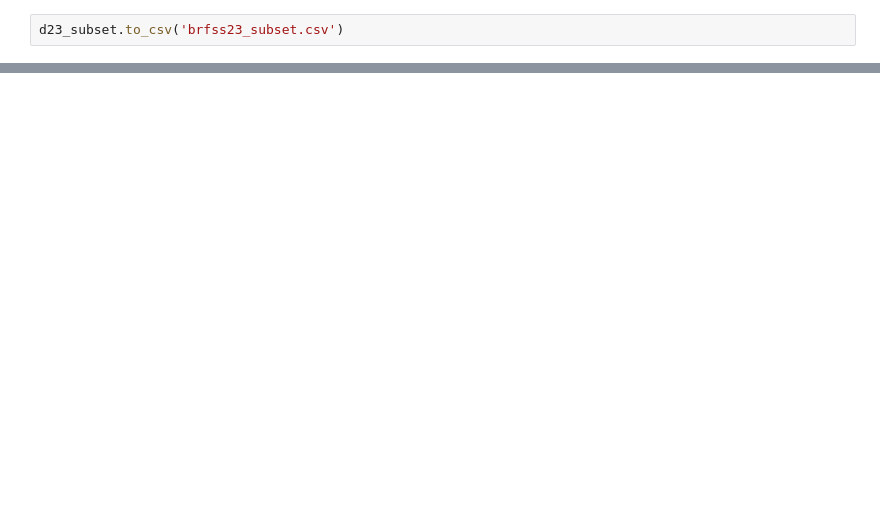
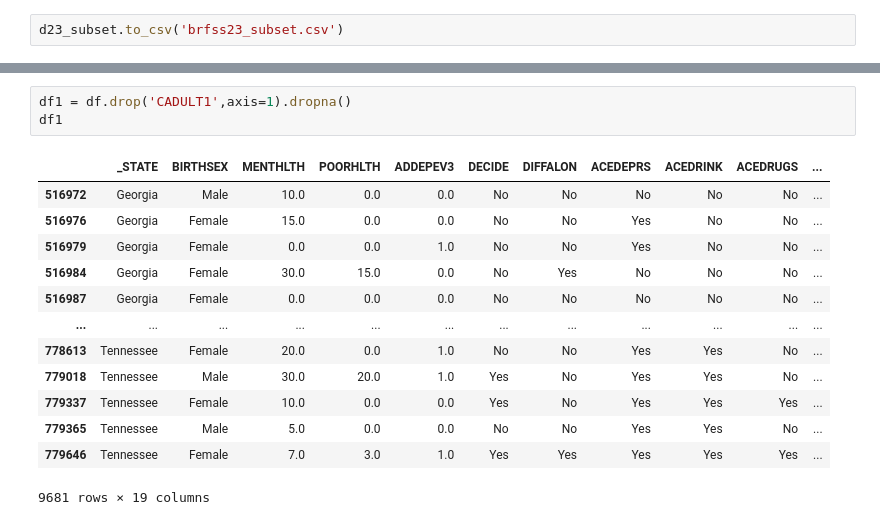
Before and after one commit to alojessica/ML-Healthdata-project, a Jupyter notebook: 2023/project_data.ipynb, the cells around one changed output, grey strips where cells are left out. Drawn from its saved outputs; the diff is of its cells as text; blank space fills up the shorter version.

```diff
--- a/2023/project_data.ipynb
+++ b/2023/project_data.ipynb
@@ -89,0 +314,17 @@ d23_subset.to_csv('brfss23_subset.csv')
+# %%
+df1 = df.drop('CADULT1',axis=1).dropna()
+df1
+# %% [output]
+|  | _STATE | BIRTHSEX | MENTHLTH | POORHLTH | ADDEPEV3 | DECIDE | DIFFALON | ACEDEPRS | ACEDRINK | ACEDRUGS | ... |
+| 516972 | Georgia | Male | 10.0 | 0.0 | 0.0 | No | No | No | No | No | ... |
+| 516976 | Georgia | Female | 15.0 | 0.0 | 0.0 | No | No | Yes | No | No | ... |
+| 516979 | Georgia | Female | 0.0 | 0.0 | 1.0 | No | No | Yes | No | No | ... |
+| 516984 | Georgia | Female | 30.0 | 15.0 | 0.0 | No | Yes | No | No | No | ... |
+| 516987 | Georgia | Female | 0.0 | 0.0 | 0.0 | No | No | No | No | No | ... |
+| ... | ... | ... | ... | ... | ... | ... | ... | ... | ... | ... | ... |
+| 778613 | Tennessee | Female | 20.0 | 0.0 | 1.0 | No | No | Yes | Yes | No | ... |
+| 779018 | Tennessee | Male | 30.0 | 20.0 | 1.0 | Yes | No | Yes | Yes | No | ... |
+| 779337 | Tennessee | Female | 10.0 | 0.0 | 0.0 | Yes | No | Yes | Yes | Yes | ... |
+| 779365 | Tennessee | Male | 5.0 | 0.0 | 0.0 | No | No | Yes | Yes | No | ... |
+| 779646 | Tennessee | Female | 7.0 | 3.0 | 1.0 | Yes | Yes | Yes | Yes | Yes | ... |
+9681 rows × 19 columns
```
Also changed, not shown: parts of 21 cells of this notebook.
